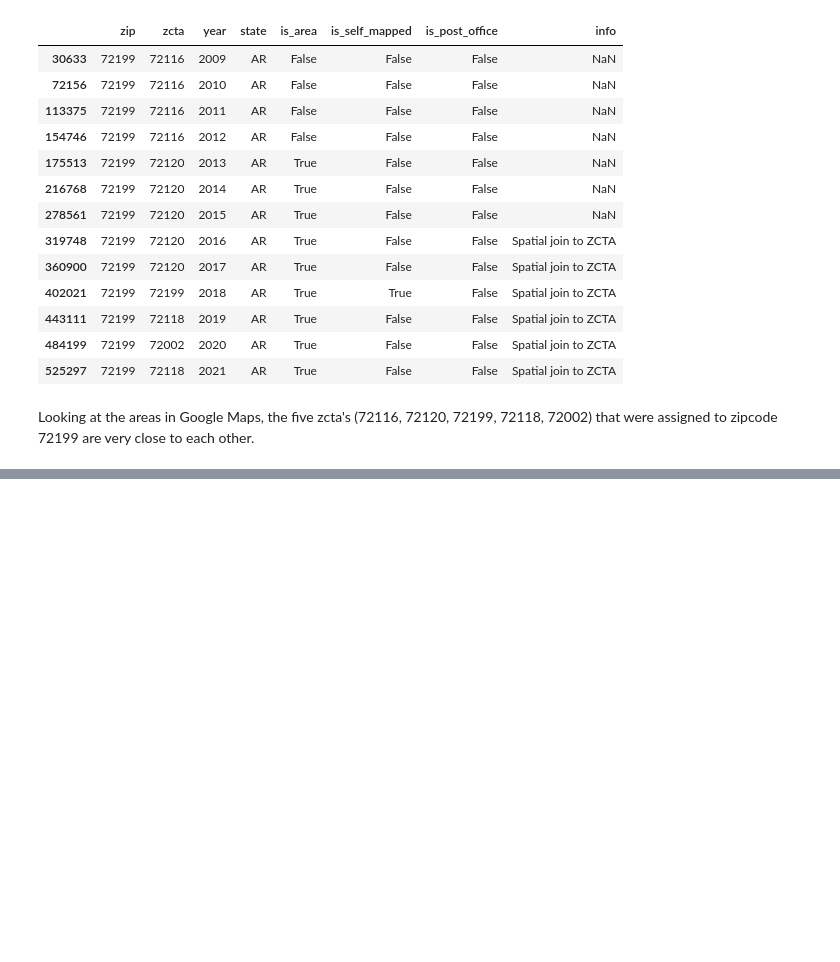
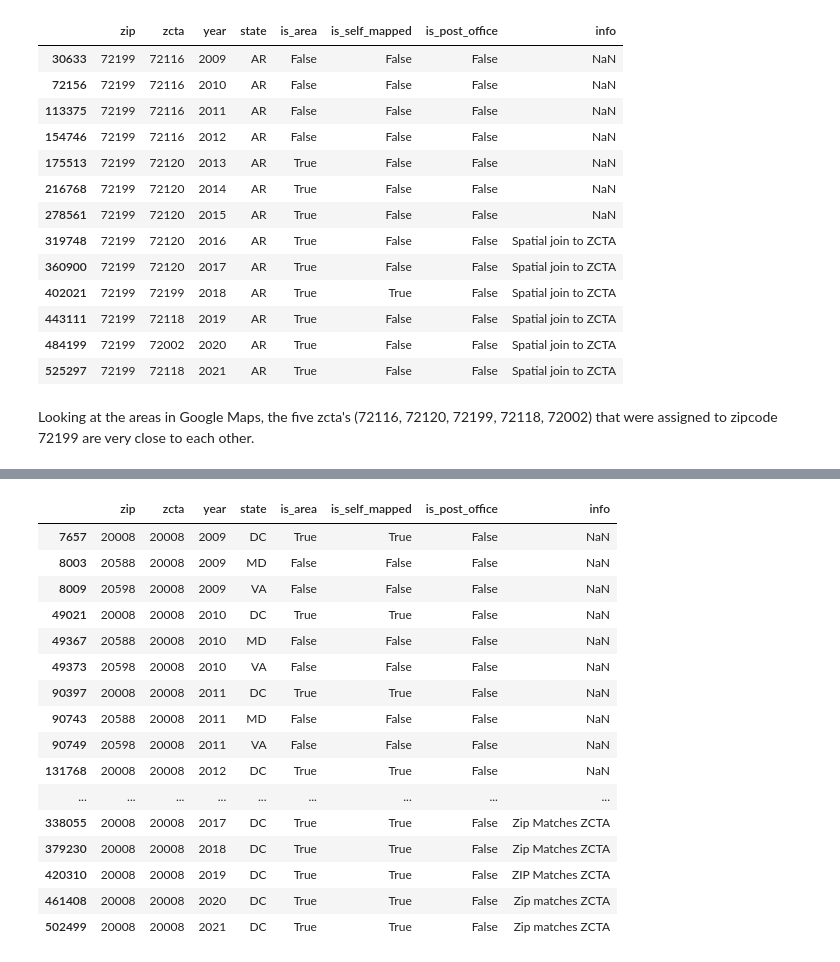
Before and after one commit to NSAPH-Data-Processing/zip2zcta_master_xwalk, a Jupyter notebook: notes/eda_clean_uds.ipynb, the cells around one changed output, grey strips where cells are left out. Drawn from its saved outputs; the diff is of its cells as text; code cells hidden in the pictures; blank space fills up the shorter version.

```diff
--- a/notes/eda_clean_uds.ipynb
+++ b/notes/eda_clean_uds.ipynb
@@ -3,8 +3,8 @@ import pandas as pd
 # %% [markdown]
 ## Examples of discrepancies in UDS crosswalks across years
 # %%
-df_output = pd.read_csv('data/output/zip2zcta_master_xwalk/zip2zcta_master_xwalk.csv')
-df_uds = pd.read_csv("data/intermediate/uds_clean_xwalk/uds_clean_xwalk.csv")
+df_output = pd.read_csv('../data/output/zip2zcta_master_xwalk/zip2zcta_master_xwalk.csv')
+df_uds = pd.read_csv("../data/intermediate/uds_clean_xwalk/uds_clean_xwalk.csv", sep=";")
 # %%
 # Number of distinct zcta mapped to a zip code across years
 df_output.zcta_matches.value_counts()
@@ -52,0 +98,20 @@ Looking at the areas in Google Maps, the five zcta's (72116, 72120, 72199, 72118
+# %%
+df_uds[df_uds.zcta == 20008]
+# %% [output]
+|  | zip | zcta | year | state | is_area | is_self_mapped | is_post_office | info |
+| 7657 | 20008 | 20008 | 2009 | DC | True | True | False | NaN |
+| 8003 | 20588 | 20008 | 2009 | MD | False | False | False | NaN |
+| 8009 | 20598 | 20008 | 2009 | VA | False | False | False | NaN |
+| 49021 | 20008 | 20008 | 2010 | DC | True | True | False | NaN |
+| 49367 | 20588 | 20008 | 2010 | MD | False | False | False | NaN |
+| 49373 | 20598 | 20008 | 2010 | VA | False | False | False | NaN |
+| 90397 | 20008 | 20008 | 2011 | DC | True | True | False | NaN |
+| 90743 | 20588 | 20008 | 2011 | MD | False | False | False | NaN |
+| 90749 | 20598 | 20008 | 2011 | VA | False | False | False | NaN |
+| 131768 | 20008 | 20008 | 2012 | DC | True | True | False | NaN |
+| ... | ... | ... | ... | ... | ... | ... | ... | ... |
+| 338055 | 20008 | 20008 | 2017 | DC | True | True | False | Zip Matches ZCTA |
+| 379230 | 20008 | 20008 | 2018 | DC | True | True | False | Zip Matches ZCTA |
+| 420310 | 20008 | 20008 | 2019 | DC | True | True | False | ZIP Matches ZCTA |
+| 461408 | 20008 | 20008 | 2020 | DC | True | True | False | Zip matches ZCTA |
+| 502499 | 20008 | 20008 | 2021 | DC | True | True | False | Zip matches ZCTA |
```
Also changed, not shown: parts of 7 cells of this notebook.
